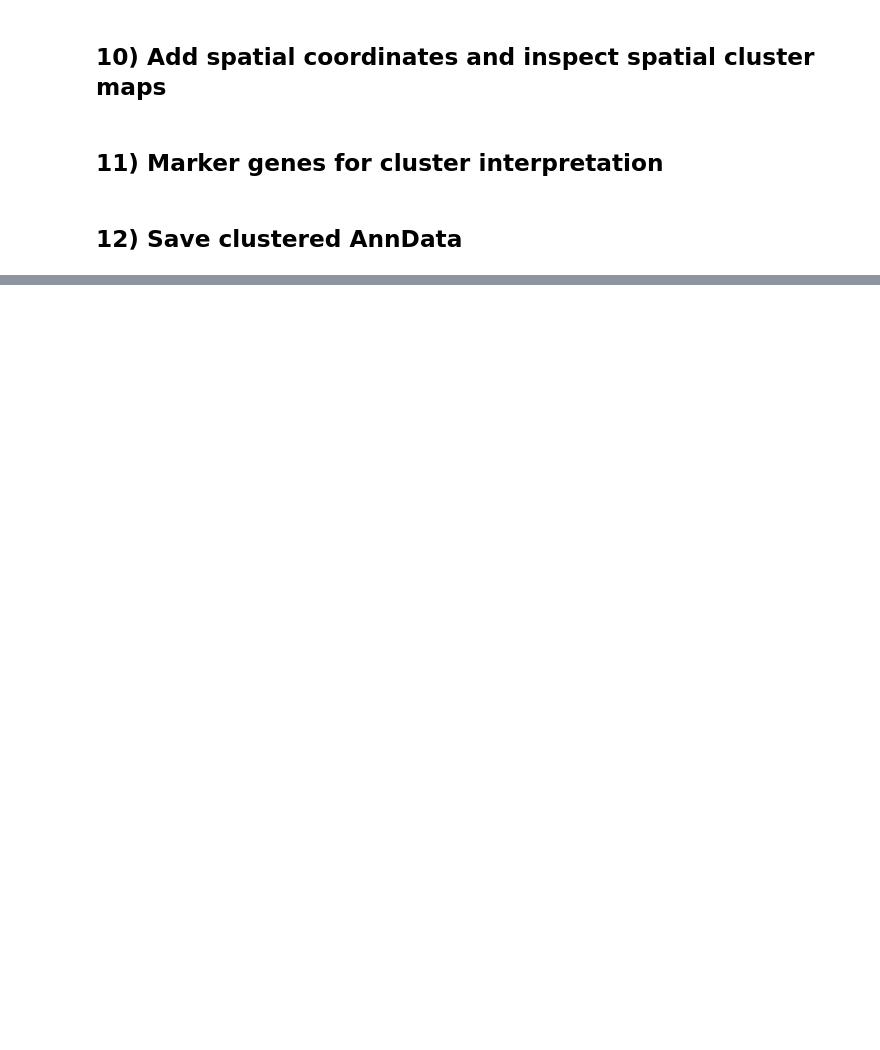
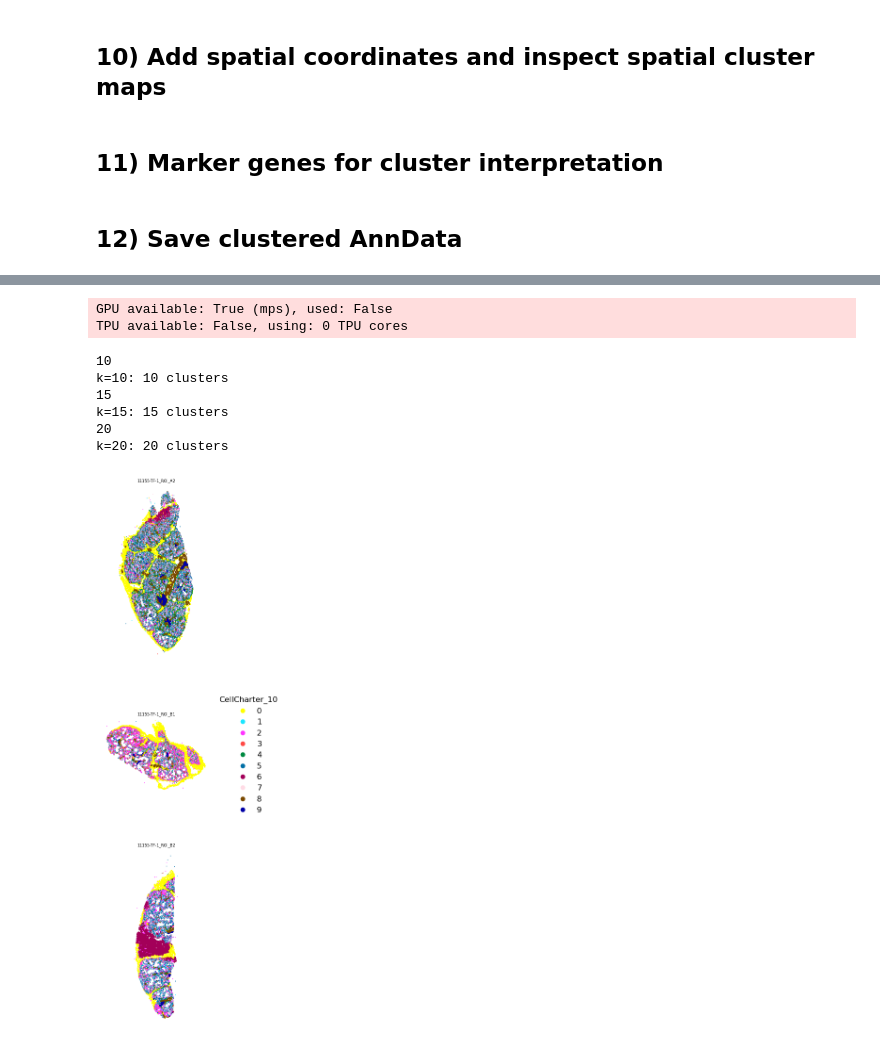
Before and after one commit to christoffermattssonlangseth/KaroSpaceDataWrangling, a Jupyter notebook: notebooks/Xenium_fetal_lung2.ipynb, the cells around one changed output, grey strips where cells are left out. Drawn from its saved outputs; the diff is of its cells as text; code cells hidden in the pictures; blank space fills up the shorter version.

```diff
--- a/notebooks/Xenium_fetal_lung2.ipynb
+++ b/notebooks/Xenium_fetal_lung2.ipynb
@@ -297,0 +326,7 @@ print('Wrote:', CLUSTERED_PATH)
+# %%
+model.train(early_stopping=True, enable_progress_bar=True, max_epochs = 30)
+# %% [output]
+GPU available: True (mps), used: False
+TPU available: False, using: 0 TPU cores
+# %%
+ad.obsm['X_scVI'] = model.get_latent_representation(ad).astype(np.float32)
@@ -297,0 +339,36 @@ print('Wrote:', CLUSTERED_PATH)
+# %%
+# GMM components to try
+# GMM components to try
+gmm_components = [10, 15,20]
+# %%
+from sklearn.mixture import GaussianMixture
+import pandas as pd
+
+X = ad.obsm['X_cellcharter']
+gmm_results = []
+
+for k in gmm_components:
+    print(k)
+    gmm = GaussianMixture(
+        n_components=k,
+        covariance_type='full',
+        random_state=0,
+        n_init=3,
+    )
+    labels = gmm.fit_predict(X)
+    key = f'CellCharter_{k}'
+    ad.obs[key] = labels.astype(str)
+    gmm_results.append({
+        'k': k,
+        'bic': gmm.bic(X),
+        'aic': gmm.aic(X),
+    })
+    n_clusters = ad.obs[key].nunique()
+    print(f'k={k}: {n_clusters} clusters')
+# %% [output]
+10
+k=10: 10 clusters
+15
+k=15: 15 clusters
+20
+k=20: 20 clusters
@@ -297,0 +379,13 @@ print('Wrote:', CLUSTERED_PATH)
+# %%
+spatial_utils.plot_spatial_compact_fast(
+    ad,
+    color="CellCharter_10",
+    groupby="sample_id",
+    spot_size=1,
+    cols=1,
+    height=10,
+    background="white",
+    dpi=120,
+)
+# %% [output]
+[figure, added]
```
Also changed, not shown: parts of 12 cells of this notebook, 1 other file.
